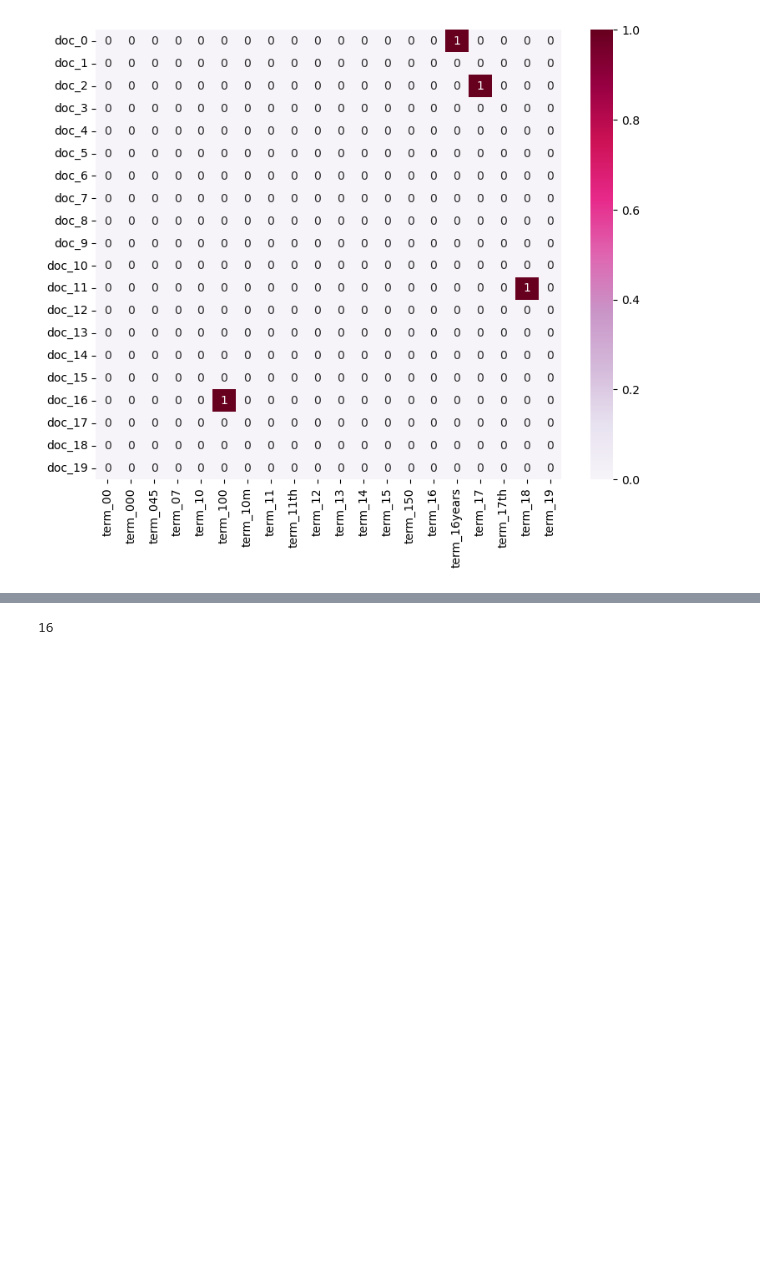
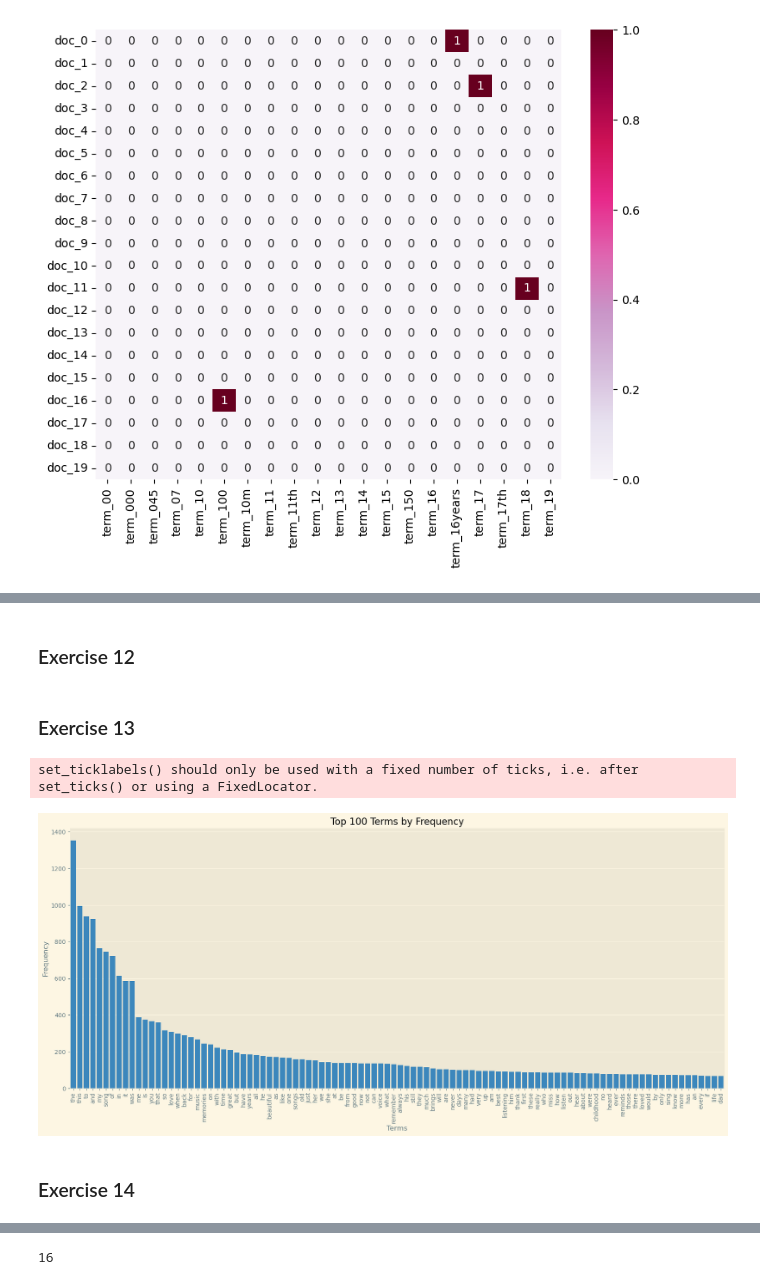
Before and after one commit to eeeee12345126/DM2024-Lab1-Master, a Jupyter notebook: DM2024-Lab1-Homework.ipynb, the cells around one changed output, grey strips where cells are left out. Saved outputs shown, nothing was run; the diff lists cells and outputs as text; code cells hidden in the pictures; blank space fills up the shorter version.

```diff
--- a/DM2024-Lab1-Homework.ipynb
+++ b/DM2024-Lab1-Homework.ipynb
@@ -329,0 +485,13 @@ array([[0, 0, 0, 0, 0, 0, 0, 0, 0, 0, 0, 0, 0, 0, 0, 1, 0, 0, 0, 0],
+# %%
+count_vect = CountVectorizer()
+anaCounts = count_vect.fit_transform(analysis.comment)
+dense_matrix = anaCounts[0:5, 0:20].toarray()
+
+feature_names = count_vect.get_feature_names_out()
+
+# my ans:
+for doc_index, doc in enumerate(dense_matrix):
+    print(f"\n文檔 {doc_index} 的出現詞彙:")
+    for word_index, count in enumerate(doc):
+        if count > 0:  # 找到矩陣中為 1 的值
+            print(f"- {feature_names[word_index]}: 出現 {count} 次")
@@ -341,0 +553,2 @@ ax = sns.heatmap(dfPlot,
+# %% [markdown]
+### Exercise 12
@@ -341,0 +579,25 @@ ax = sns.heatmap(dfPlot,
+# %% [markdown]
+### Exercise 13
+# %%
+import matplotlib.pyplot as plt
+import seaborn as sns
+
+# 選擇頻次最高的前 100 個詞
+top_n = 100
+top_indices = term_frequencies.argsort()[-top_n:][::-1]  # 取得頻次最高的索引
+top_words = count_vect.get_feature_names_out()[top_indices]
+top_frequencies = term_frequencies[top_indices]
+
+# 繪製條形圖
+plt.subplots(figsize=(20, 8))  # 調整圖形大小以適應較少的詞數
+g = sns.barplot(x=top_words, y=top_frequencies)
+g.set_xticklabels(top_words, rotation=90)
+plt.title(f"Top {top_n} Terms by Frequency")
+plt.xlabel("Terms")
+plt.ylabel("Frequency")
+plt.show()
+# %% [output]
+set_ticklabels() should only be used with a fixed number of ticks, i.e. after set_ticks() or using a FixedLocator.
+[figure, added]
+# %% [markdown]
+### Exercise 14
```
Also changed, not shown: parts of 28 cells of this notebook, 1 other file.
